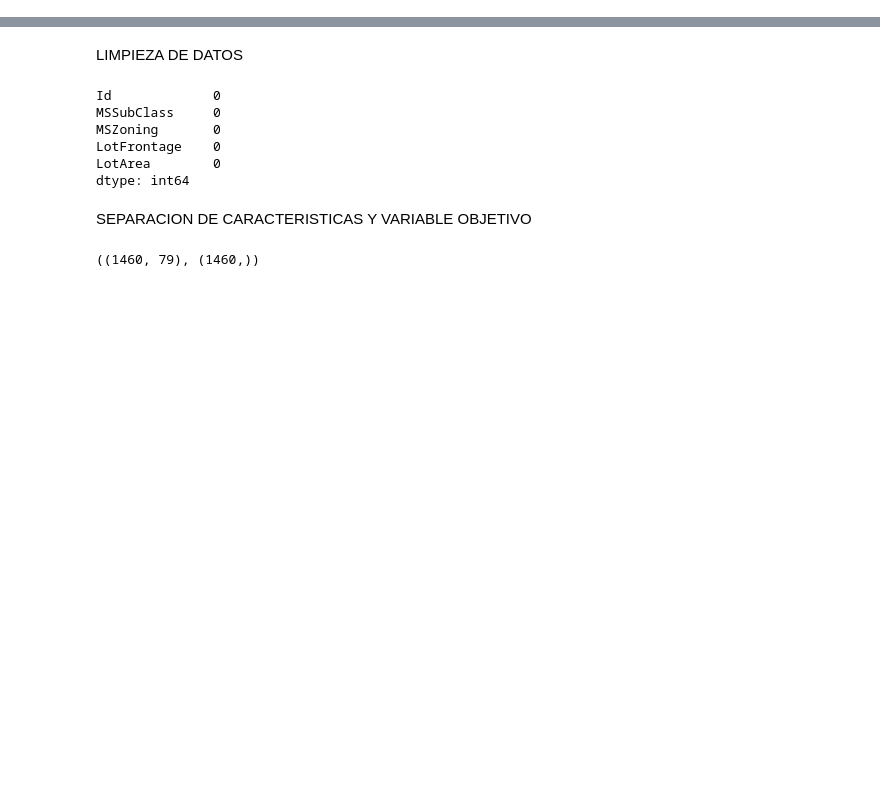
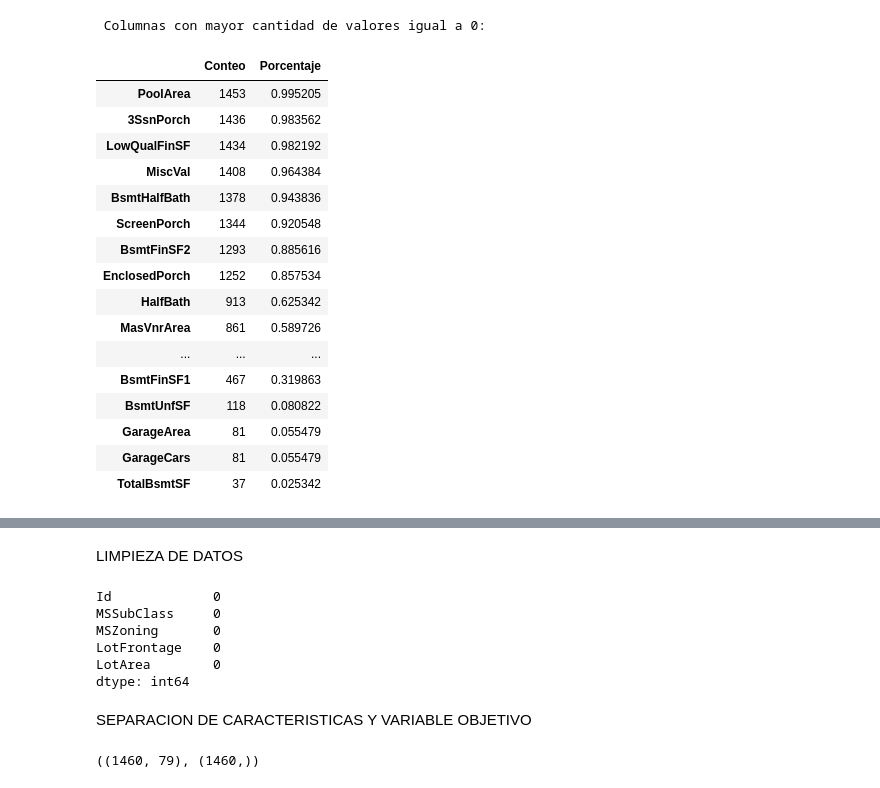
Before and after one commit to rodrigoosoriogaona/Ciencia-de-Datos, a Jupyter notebook: src/notebook/Ciencia de Datos.ipynb, the cells around one changed output, grey strips where cells are left out. Saved outputs shown, nothing was run; the diff lists cells and outputs as text; code cells hidden in the pictures; blank space fills up the shorter version.

```diff
--- a/src/notebook/Ciencia de Datos.ipynb
+++ b/src/notebook/Ciencia de Datos.ipynb
@@ -61,0 +162,31 @@ dtype: int64
+# %%
+# IDENTIFICACIÓN DE COLUMNAS CON VALORES IGUALES A 0
+
+# Conteo de valores igual a 0 por columna (ordenados)
+conteoValoresCero = (df == 0).sum().sort_values(ascending=False)
+
+# Porcentaje de valores igual a 0 por columna (ordenados)
+porcentajeValoresCero = ((df == 0).sum() / df.shape[0]).sort_values(ascending=False)
+
+tablaValoresCero = pd.concat([conteoValoresCero, porcentajeValoresCero], axis=1, keys=['Conteo', 'Porcentaje'])
+print("\n Columnas con mayor cantidad de valores igual a 0: ")
+tablaValoresCero.head(20)
+# %% [output]
+ Columnas con mayor cantidad de valores igual a 0:
+|  | Conteo | Porcentaje |
+| PoolArea | 1453 | 0.995205 |
+| 3SsnPorch | 1436 | 0.983562 |
+| LowQualFinSF | 1434 | 0.982192 |
+| MiscVal | 1408 | 0.964384 |
+| BsmtHalfBath | 1378 | 0.943836 |
+| ScreenPorch | 1344 | 0.920548 |
+| BsmtFinSF2 | 1293 | 0.885616 |
+| EnclosedPorch | 1252 | 0.857534 |
+| HalfBath | 913 | 0.625342 |
+| MasVnrArea | 861 | 0.589726 |
+| ... | ... | ... |
+| BsmtFinSF1 | 467 | 0.319863 |
+| BsmtUnfSF | 118 | 0.080822 |
+| GarageArea | 81 | 0.055479 |
+| GarageCars | 81 | 0.055479 |
+| TotalBsmtSF | 37 | 0.025342 |
```
Also changed, not shown: parts of 16 cells of this notebook, 5 other files.
